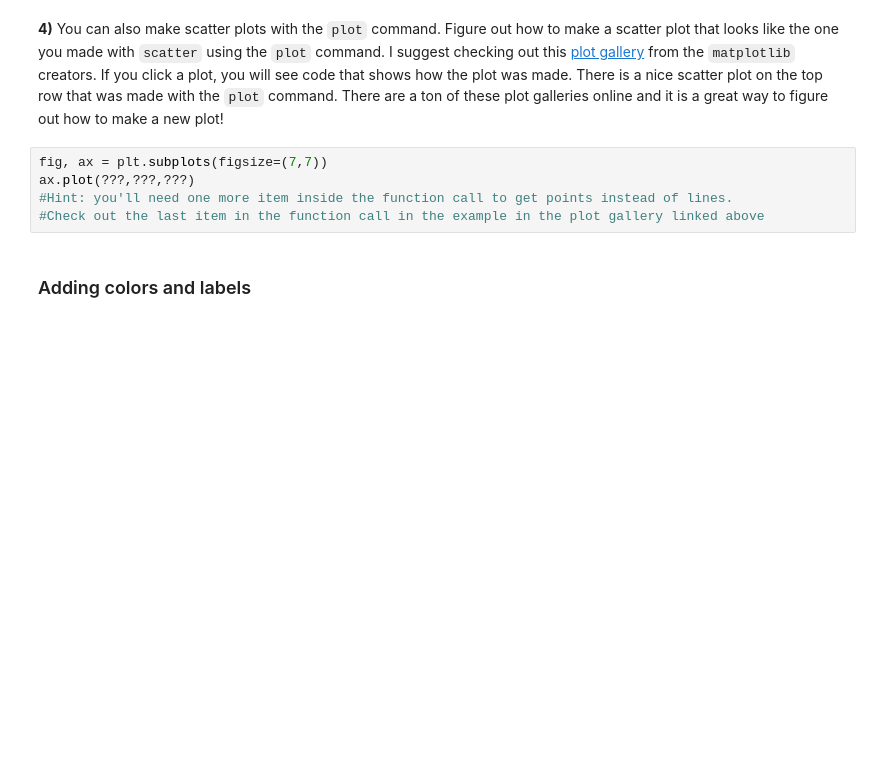
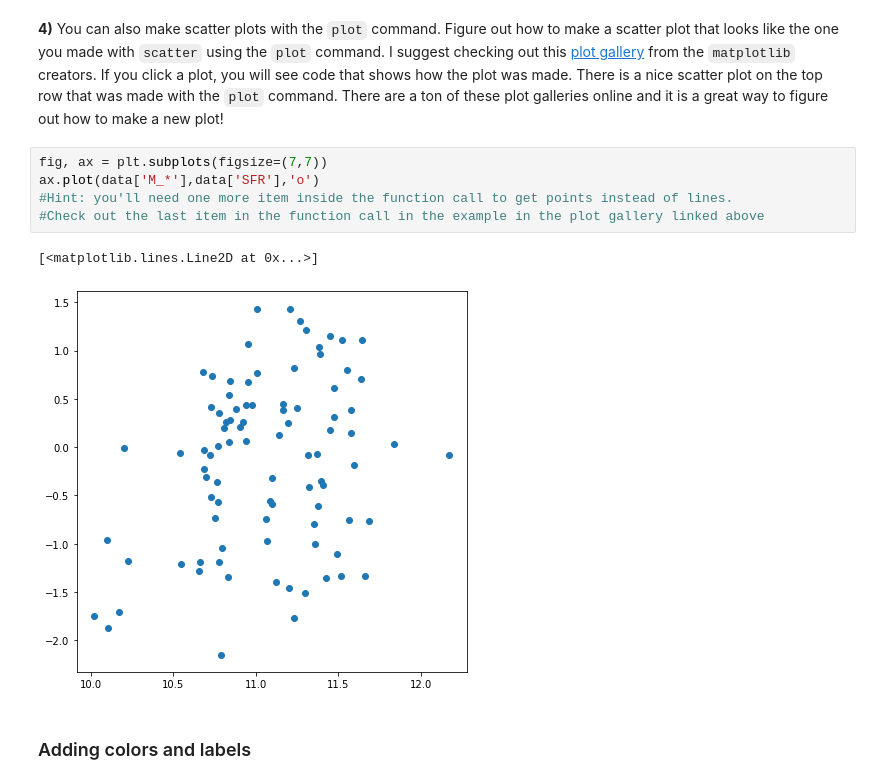
Before and after one commit to blaketjohnson/Astro3190_BJohnson, a Jupyter notebook: homework/HW5B_Johnson.ipynb, the cells around one changed output. Drawn from its saved outputs; the diff is of its cells as text; blank space fills up the shorter version.

```diff
--- a/homework/HW5B_Johnson.ipynb
+++ b/homework/HW5B_Johnson.ipynb
@@ -50,9 +103,12 @@ ax.scatter(???,???)
 **4)** You can also make scatter plots with the `plot` command. Figure out how to make a scatter plot that looks like the one you made with `scatter` using the `plot` command. I suggest checking out this [plot gallery](https://matplotlib.org/2.1.1/gallery/index.html) from the `matplotlib` creators. If you click a plot, you will see code that shows how the plot was made. There is a nice scatter plot on the top row that was made with the `plot` command. There are a ton of these plot galleries online and it is a great way to figure out how to make a new plot!
 # %%
 fig, ax = plt.subplots(figsize=(7,7))
-ax.plot(???,???,???)
+ax.plot(data['M_*'],data['SFR'],'o')
 #Hint: you'll need one more item inside the function call to get points instead of lines.
 #Check out the last item in the function call in the example in the plot gallery linked above
+# %% [output]
+[<matplotlib.lines.Line2D at 0x...>]
+[figure, added]
 # %% [markdown]
 ### Adding colors and labels
 # %% [markdown]
```
Also changed, not shown: parts of 10 cells of this notebook.
